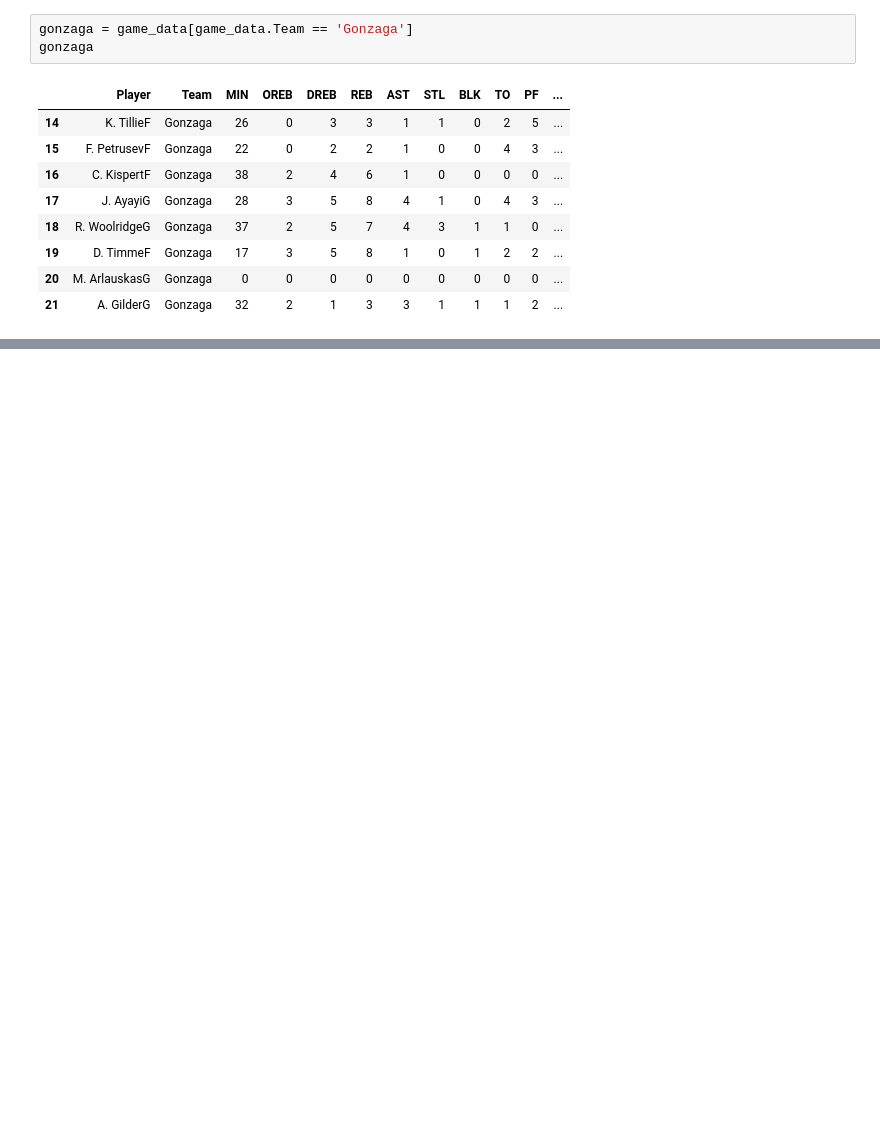
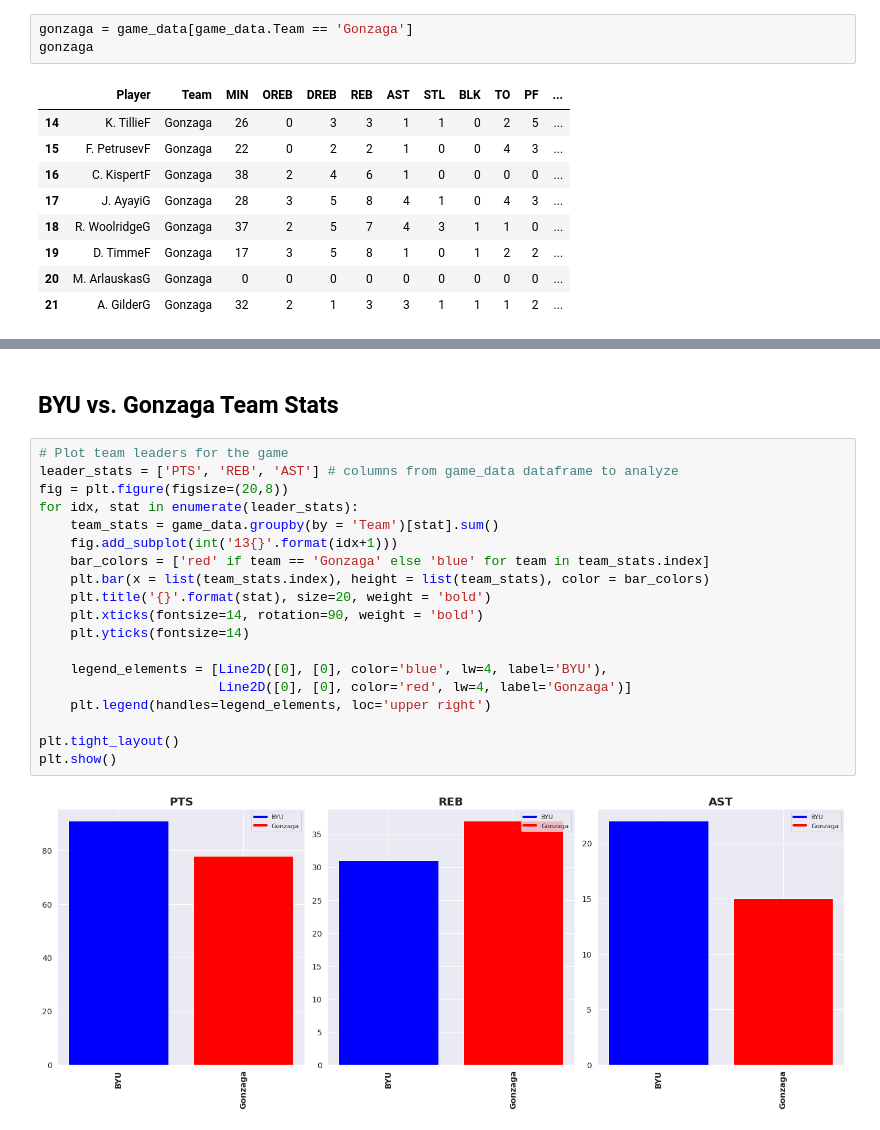
Before and after one commit to natejenkins21/fakereport, a Jupyter notebook: demoreport.ipynb, the cells around one changed output, grey strips where cells are left out. Drawn from its saved outputs; the diff is of its cells as text; blank space fills up the shorter version.

```diff
--- a/demoreport.ipynb
+++ b/demoreport.ipynb
@@ -63,0 +84,23 @@ plt.show()
+# %% [markdown]
+## BYU vs. Gonzaga Team Stats
+# %%
+# Plot team leaders for the game
+leader_stats = ['PTS', 'REB', 'AST'] # columns from game_data dataframe to analyze
+fig = plt.figure(figsize=(20,8))
+for idx, stat in enumerate(leader_stats):
+    team_stats = game_data.groupby(by = 'Team')[stat].sum()
+    fig.add_subplot(int('13{}'.format(idx+1)))
+    bar_colors = ['red' if team == 'Gonzaga' else 'blue' for team in team_stats.index]
+    plt.bar(x = list(team_stats.index), height = list(team_stats), color = bar_colors)
+    plt.title('{}'.format(stat), size=20, weight = 'bold')
+    plt.xticks(fontsize=14, rotation=90, weight = 'bold')
+    plt.yticks(fontsize=14)
+
+    legend_elements = [Line2D([0], [0], color='blue', lw=4, label='BYU'),
+                       Line2D([0], [0], color='red', lw=4, label='Gonzaga')]
+    plt.legend(handles=legend_elements, loc='upper right')
+
+plt.tight_layout()
+plt.show()
+# %% [output]
+[figure, added]
```
Also changed, not shown: parts of 11 cells of this notebook.
